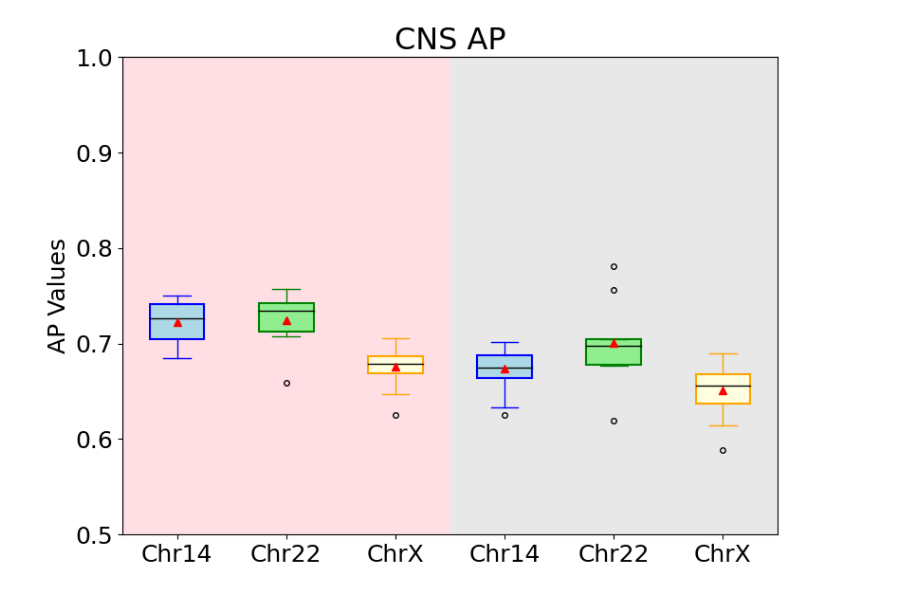
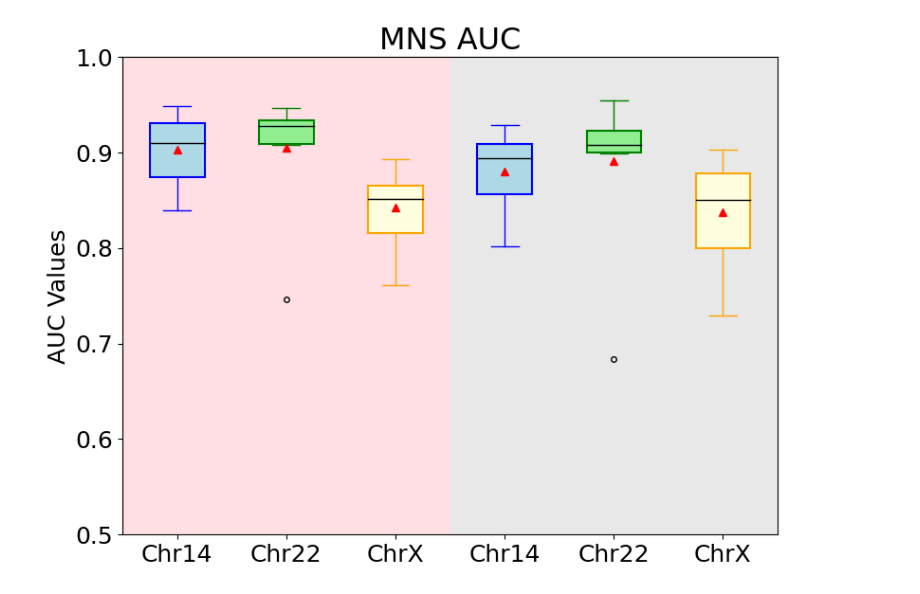
Before and after one commit to yunyiwu/PHOCI, a Jupyter notebook: paper_figures_notebook/Fig2(d-f).ipynb, the cells around one changed output. Cells and saved outputs as stored; diff of their text form; code cells hidden in the pictures.

```diff
--- a/paper_figures_notebook/Fig2(d-f).ipynb
+++ b/paper_figures_notebook/Fig2(d-f).ipynb
@@ -79,30 +84,29 @@ memory_size = 0
 clip = 0.01
 n_layers = 3
 # %%
-model_dir = 'models/GM12878/'
+model_dir = '../PHOCI/models/GM12878/'
 
-model = models.GCNEncoder(input_dim, dim_vertex, dim_vertex, n_layers)
+model = GCNEncoder(input_dim, dim_vertex, dim_vertex, n_layers)
 
 model.to(device)
 
 if model_dir:
-    model.load_state_dict(torch.load(model_dir+"model_epoch_7"))
+    model.load_state_dict(torch.load(model_dir+"model"))
 
 cls_layers = [dim_vertex*2+2, dim_vertex, 256, 128, 32, 8, 1] #[dim_vertex, 128, 8, 1]
 Aggregator = MaxminMeanAggregator(dim_vertex, cls_layers)#MaxminAggregator(dim_vertex, cls_layers)
 Aggregator.to(device)
 
 if model_dir:
-    Aggregator.load_state_dict(torch.load(model_dir+"Aggregator_epoch_7"))
+    Aggregator.load_state_dict(torch.load(model_dir+"Aggregator"))
 # %%
 import pickle
 # %%
-
 chr_results = {}
 
 for chr_name in ["chr14", "chr22", "chrX"]:
 
-    with open("chrom_data/GM12878/"+chr_name+"_sliding_data","rb") as f:
+    with open("../../PHOCI_processed_data/GM12878/"+chr_name+"_sliding_data","rb") as f:
         sliding_data = pickle.load(f)
 
 
@@ -179,28 +183,27 @@ Val cns AUC:0.6446754752301442,Val cns AP:0.6759418756938568
 # %%
 chr_GM12878 = chr_results
 # %%
-model_dir = 'models/K562/'
+model_dir = '../PHOCI/models/K562/'
 
-model = models.GCNEncoder(input_dim, dim_vertex, dim_vertex, n_layers)
+model = GCNEncoder(input_dim, dim_vertex, dim_vertex, n_layers)
 
 model.to(device)
 
 if model_dir:
-    model.load_state_dict(torch.load(model_dir+"model_epoch_9"))
+    model.load_state_dict(torch.load(model_dir+"model"))
 
 cls_layers = [dim_vertex*2+2, dim_vertex, 256, 128, 32, 8, 1] #[dim_vertex, 128, 8, 1]
 Aggregator = MaxminMeanAggregator(dim_vertex, cls_layers)#MaxminAggregator(dim_vertex, cls_layers)
 Aggregator.to(device)
 
 if model_dir:
-    Aggregator.load_state_dict(torch.load(model_dir+"Aggregator_epoch_9"))
+    Aggregator.load_state_dict(torch.load(model_dir+"Aggregator"))
 # %%
-
 chr_results = {}
 
 for chr_name in ["chr14", "chr22", "chrX"]:
 
-    with open("chrom_data/K562/"+chr_name+"_sliding_data","rb") as f:
+    with open("../../PHOCI_processed_data/K562/"+chr_name+"_sliding_data","rb") as f:
         sliding_data = pickle.load(f)
 
 
@@ -321,12 +284,12 @@ import matplotlib.pyplot as plt
 import numpy as np
 
 # Creating data for six datasets
-data1 = chr_GM12878["chr14"][5]
-data2 = chr_GM12878["chr22"][5]
-data3 = chr_GM12878["chrX"][5]
-data4 = chr_K562["chr14"][5]
-data5 = chr_K562["chr22"][5]
-data6 = chr_K562["chrX"][5]
+data1 = chr_GM12878["chr14"][0]
+data2 = chr_GM12878["chr22"][0]
+data3 = chr_GM12878["chrX"][0]
+data4 = chr_K562["chr14"][0]
+data5 = chr_K562["chr22"][0]
+data6 = chr_K562["chrX"][0]
 
 data = [data1, data2, data3, data4, data5, data6]
 
@@ -357,34 +320,34 @@ for element in ['medians', 'fliers']:
     plt.setp(box[element], color='black', markersize=4)
 
 # Change mean marker color and edgecolor
 for mean_marker in box['means']:
     mean_marker.set(marker='^', markerfacecolor='red', markeredgecolor='red', markersize=6)
 
 # Setting axis labels and title
 ax.set_xticklabels(['Chr14', 'Chr22', 'ChrX', 'Chr14', 'Chr22', 'ChrX'], fontsize=18)
-ax.set_ylabel('AP Values', fontsize=18)
+ax.set_ylabel('AUC Values', fontsize=18)
 
-plt.title('CNS AP', fontsize=23)
+plt.title('MNS AUC', fontsize=23)
 
 ax.set_ylim(0.5,1)
 
 # Draw a vertical line to separate the halves
 #ax.axvline(x=3.5, color='black', linestyle='--')  # Adjust position here
 
 # Set background colors for left and right halves
 ax.axvspan(0.5, 3.5, facecolor='pink', alpha=0.5)  # Left half color
 ax.axvspan(3.5, 6.5, facecolor='lightgrey', alpha=0.5)        # Right half color
 
 
 ax.tick_params(axis='y', labelsize=18)
 
 # Setting plot margins
 plt.tight_layout()
 
 # Save the image
-plt.savefig('boxplot.png', dpi=300)
+#plt.savefig('boxplot.png', dpi=300)
 
 # Display the plot
 plt.show()
 # %% [output]
-[figure, old version]
+[figure, new version]
```
Also changed, not shown: parts of 7 cells of this notebook.
